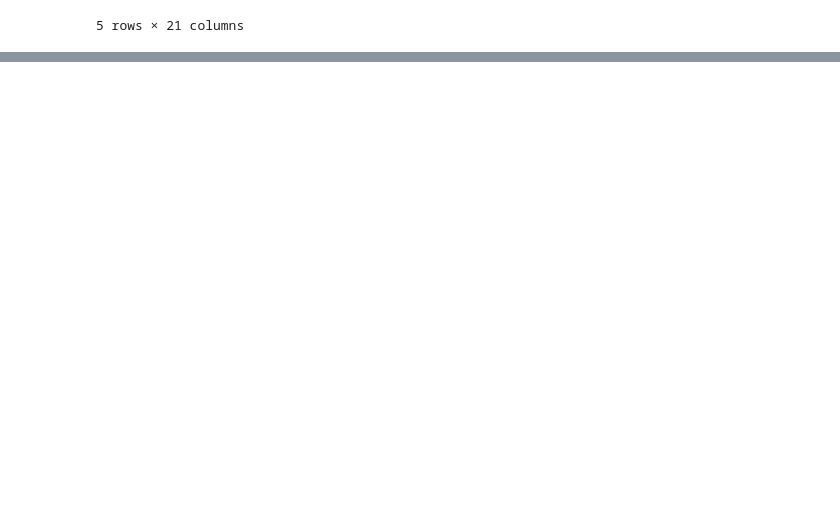
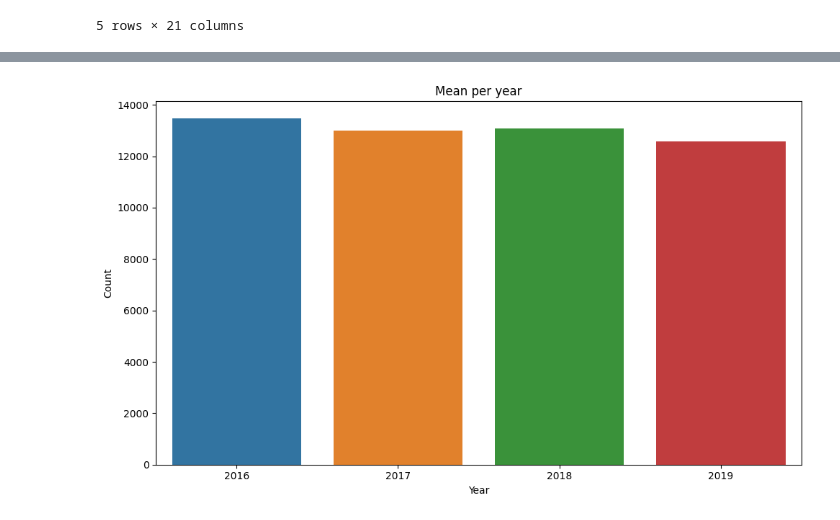
Before and after one commit to GitSantiagopf/RoadAccidentsIN, a Jupyter notebook: Road_accidents_india.ipynb, the cells around one changed output, grey strips where cells are left out. Saved outputs shown, nothing was run; the diff lists cells and outputs as text; code cells hidden in the pictures; blank space fills up the shorter version.

```diff
--- a/Road_accidents_india.ipynb
+++ b/Road_accidents_india.ipynb
@@ -42,0 +171,12 @@ df.describe().T
+# %%
+average_per_year = data.drop('State', axis=1).mean()
+
+plt.figure(figsize=(10, 6))
+sns.barplot(x=average_per_year.index, y=average_per_year.values)
+plt.xlabel('Year')
+plt.ylabel('Count')
+plt.title('Mean per year')
+plt.tight_layout()
+plt.show()
+# %% [output]
+[figure, added]
```
Also changed, not shown: parts of 25 cells of this notebook.
